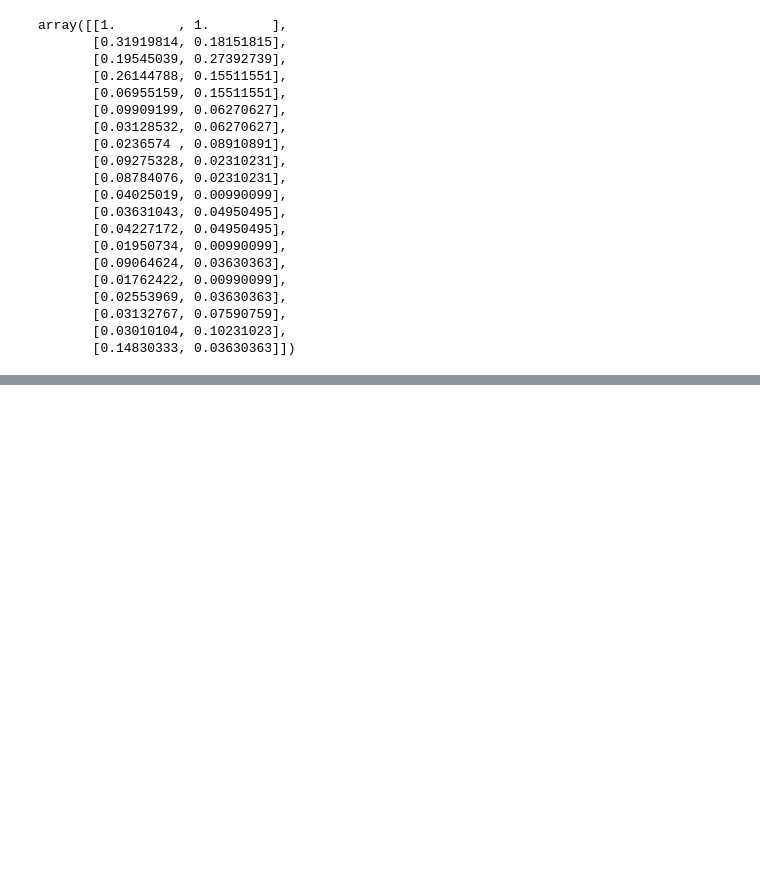
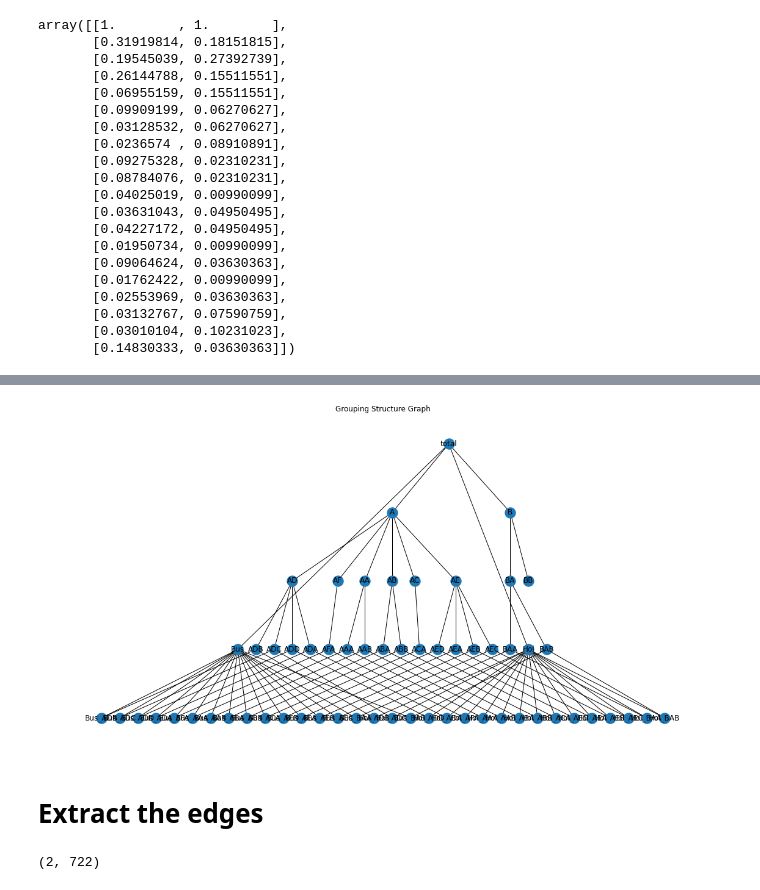
Before and after one commit to luisroque/deep_graph_cLSTM_hierarchical_time_series, a Jupyter notebook: create_graph_structure.ipynb, the cells around one changed output, grey strips where cells are left out. Cells and saved outputs as stored; diff of their text form; code cells hidden in the pictures; blank space fills up the shorter version.

```diff
--- a/create_graph_structure.ipynb
+++ b/create_graph_structure.ipynb
@@ -223,0 +210,12 @@ array([[1., 0., 1., 0.],
+# %%
+states = states[:2]
+zones = zones[:8]
+regions = regions[:16]
+purposes = purposes[:2]
+# %%
+G = build_graph(states, zones, regions, purposes)
+plot_graph_hierarchical(G)
+# %% [output]
+[figure, added]
+# %% [markdown]
+# Extract the edges
@@ -223,0 +230,4 @@ array([[1., 0., 1., 0.],
+# %%
+edge_index.shape
+# %% [output]
+(2, 722)
```
Also changed, not shown: parts of 21 cells of this notebook.
